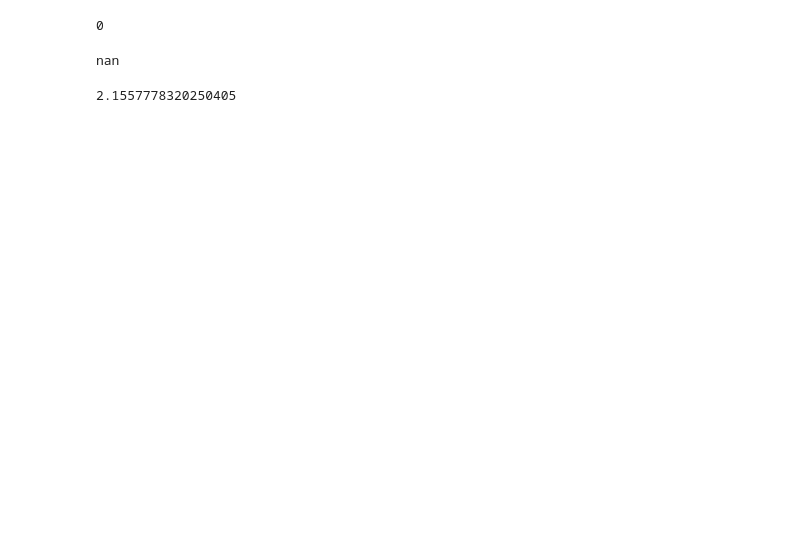
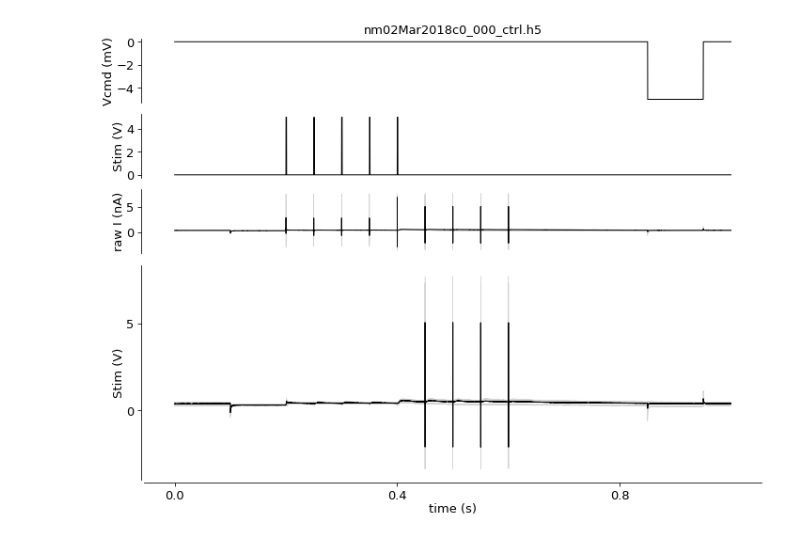
Before and after one commit to yzerlaut/zinc-NMDA-modulation, a Jupyter notebook: Calibration_from_data.ipynb, the cells around one changed output. Saved outputs shown, nothing was run; the diff lists cells and outputs as text; code cells hidden in the pictures; blank space fills up the shorter version.

```diff
--- a/Calibration_from_data.ipynb
+++ b/Calibration_from_data.ipynb
@@ -9,2 +0,0 @@ nm23Sep2019c2_001_analysis_normalized.pxp
-# %%
-data = IgorIO('data/3Hz tricine/nm23Sep2019c2_001_analysis_normalized.pxp')
@@ -10,0 +38,4 @@ data = IgorIO('data/3Hz tricine/nm23Sep2019c2_001_analysis_normalized.pxp')
+# %%
+root_folder = '/media/yann/DATADRIVE1/DATA/Data_Nunzio/'
+fn = os.path.join(root_folder, filename_to_path(DATASET['20Hz_condition'][1]['Control'][0]))
+data_ctrl = load_data(fn, dt_subsampling=0.1)
@@ -10,0 +96,3 @@ data = IgorIO('data/3Hz tricine/nm23Sep2019c2_001_analysis_normalized.pxp')
+# %%
+from analyz.IO.hdf5 import load_dict_from_hdf5
+D = load_dict_from_hdf5(fn)
@@ -15,12 +125,22 @@ AssertionError: Do not support lazy
-# %%
-print(generate_Poisson_spike(0.1))
-# %% [output]
-0
-# %%
-ttest_ind(np.zeros(2), np.zeros(2), nan_policy='omit', equal_var=True).pvalue
-# %% [output]
-nan
-# %%
-np.random.exponential(3)
-# %% [output]
-2.1557778320250405
+# %%
+from datavyz import gen as ge
+def plot_protocol(D):
+    fig, AX = ge.figure(axes_extents=[[[3,1]] for i in range(3)]+[[[3,3]]], hspace=0.3, figsize=(1,.6))
+    ge.title(AX[0], D['filename'].split(os.path.sep)[-1])
+    ge.plot(1e-3*D['t'], D['stimulations'][D['Vcmd_key']], ax=AX[0], axes_args={'spines':['left'], 'ylabel':'Vcmd (mV)'})
+    ge.plot(1e-3*D['t'], D['stimulations'][D['stim_key']], ax=AX[1], axes_args={'spines':['left'], 'ylabel':'Stim (V)'})
+    for i in range(D['recordings'][D['Irec_key']].shape[0]):
+        AX[2].plot(1e-3*D['t'], D['recordings'][D['Irec_key']][i,:], color='lightgray', lw=0.3)
+    ge.plot(1e-3*D['t'], D['recordings'][D['Irec_key']].mean(axis=0), ax=AX[2],
+            axes_args={'spines':['left'], 'ylabel':'raw I (nA)'})
+    # now blanking the stimulus period
+    cond = (D['stimulations'][D['stim_key']]>1)
+    for i in range(D['recordings'][D['Irec_key']].shape[0]):
+        AX[3].plot(1e-3*D['t'], D['recordings']['Irecording_clean'][i,:], color='lightgray', lw=0.3)
+    ge.plot(1e-3*D['t'], D['recordings']['Irecording_clean'].mean(axis=0), ax=AX[3],
+            axes_args={'xlabel':'time (s)', 'ylabel':'Stim (V)'})
+
+
+plot_protocol(data)
+# %% [output]
+[figure, added]
```
Also changed, not shown: parts of 11 cells of this notebook.
